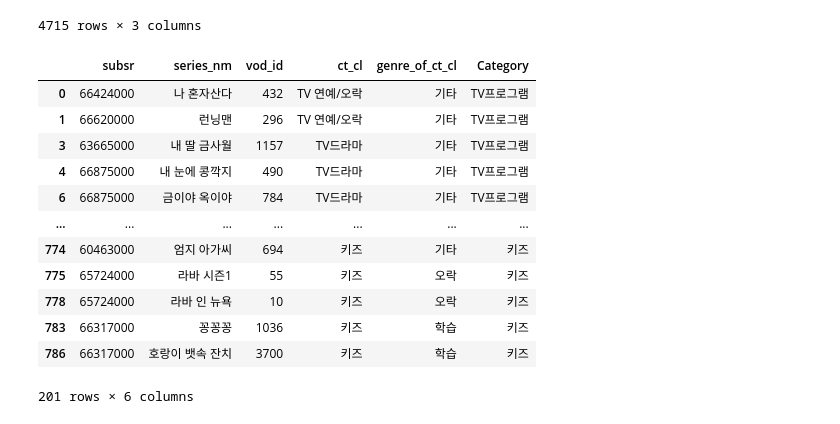
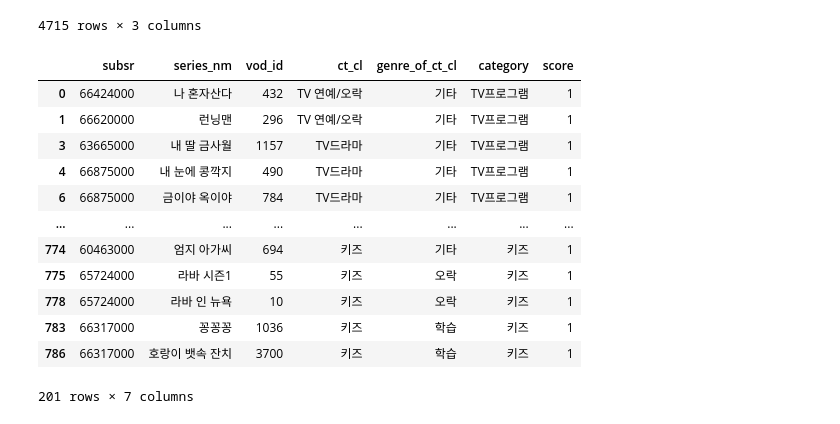
Before and after one commit to LGHV-team1/final-project, a Jupyter notebook: score/click & click_plus생성.ipynb, the cells around one changed output. Cells and saved outputs as stored; diff of their text form; code cells hidden in the pictures.

```diff
--- a/score/click & click_plus생성.ipynb
+++ b/score/click & click_plus생성.ipynb
@@ -23,9 +18,9 @@ Mounted at /content/drive
 # %%
 # 데이터를 구분하는 문자를 지정하는 옵션
 # 제목만 전처리한 항목
-vod = pd.read_csv('/content/drive/MyDrive/LG Hellovision VOD 추천 프로젝트/score/csv/vod_prepro_series_nm.csv')
-con = pd.read_csv('/content/drive/MyDrive/LG Hellovision VOD 추천 프로젝트/score/csv/con_prepro_series_nm.csv', encoding='cp949')
-vod_id = pd.read_csv('/content/drive/MyDrive/LG Hellovision VOD 추천 프로젝트/score/csv/vod_id_old.csv', encoding = 'cp949')
+vod = pd.read_csv('../data/전처리data/vod_prepro_series_nm.csv')
+con = pd.read_csv('../data/전처리data/con_prepro_series_nm.csv', encoding='cp949')
+vod_id = pd.read_csv('../data/전처리data/vod_id_origin.csv', encoding = 'cp949')
 # %%
 vod_id.head(1)
 # %% [output]
@@ -168,8 +153,8 @@ click.to_csv('click.csv', index=False, encoding='cp949')
 # %% [markdown]
 # click_plus
 # %%
-filtered = pd.read_csv('/content/drive/MyDrive/LG Hellovision VOD 추천 프로젝트/score/csv/filtered_rows.csv')
-filtered
+filtered = pd.read_csv('../data/전처리data/filtered_rows.csv')
+filtered.head(1)
 # %% [output]
 |  | subsr | asset_nm | ct_cl | genre_of_ct_cl | use_tms | SMRY | ACTR_DISP | disp_rtm | strt_dt |
 | 0 | 66424000 | (HD)나 혼자산다 505회(23/07/28) | TV 연예/오락 | 기타 | 1452 | 네가 알던 내가 아냐 편. 무지개 회원들의 반전 가득한 하루... | 전현무,기안84,박나래,키,코드쿤스트 | 1:32 | 20230831182001 |
@@ -187,6 +161,5 @@ filtered
 # %%
-data = filtered[['subsr', 'asset_nm', 'ct_cl', 'genre_of_ct_cl']]
-
+data = filtered.copy()
 # 무삭제 제거
 data['asset_nm'] = data['asset_nm'].str.replace(r'무삭제판|무삭제', '', regex = True)
 
@@ -218,14 +191,9 @@ data['asset_nm'] = data['asset_nm'].str.rstrip('.')
 data = data[data['subsr'] != 66056000]
 
 data['rename'] = data['asset_nm'].copy()
-data['rename'] = data['rename'].str.replace(r'\d+회$', '', regex=True)
-data['rename'] = data['rename'].str.replace(r'\d+회\.', '', regex=True)
-data['rename'] = data['rename'].str.replace(r'\d+화$', '', regex=True)
-data['rename'] = data['rename'].str.strip()
-data['rename'] = data['rename'].str.rstrip('.')
 
 data['category'] = data['ct_cl'].apply(lambda x : x if x in ['영화', '키즈'] else 'TV프로그램')
 data['rename'] = data['rename'].apply(lambda x : x.replace(' ', '') if isinstance(x, str) else x)
 
-data
+data.tail(1)
 # %% [output]
@@ -249,0 +202,3 @@ See the caveats in the documentation: https://pandas.pydata.org/pandas-docs/stab
+# %%
+data = data[['subsr', 'asset_nm', 'ct_cl', 'genre_of_ct_cl', 'rename', 'category']]
+data
@@ -269,21 +238,21 @@ id
 # %%
 df = data.merge(id, on = ['rename', 'category'], how = 'left')
 plus = df[['subsr', 'asset_nm', 'vod_id', 'ct_cl', 'genre_of_ct_cl', 'category']]
-plus.columns = ['subsr', 'series_nm', 'vod_id', 'ct_cl', 'genre_of_ct_cl', 'Category']
-plus = plus[['subsr', 'series_nm', 'vod_id', 'ct_cl', 'genre_of_ct_cl', 'Category']].drop_duplicates()
-
+plus.columns = ['subsr', 'series_nm', 'vod_id', 'ct_cl', 'genre_of_ct_cl', 'category']
+plus = plus[['subsr', 'series_nm', 'vod_id', 'ct_cl', 'genre_of_ct_cl', 'category']].drop_duplicates()
+plus['score'] = 1
 plus
 # %% [output]
-|  | subsr | series_nm | vod_id | ct_cl | genre_of_ct_cl | Category |
-| 0 | 66424000 | 나 혼자산다 | 432 | TV 연예/오락 | 기타 | TV프로그램 |
-| 1 | 66620000 | 런닝맨 | 296 | TV 연예/오락 | 기타 | TV프로그램 |
-| 3 | 63665000 | 내 딸 금사월 | 1157 | TV드라마 | 기타 | TV프로그램 |
-| 4 | 66875000 | 내 눈에 콩깍지 | 490 | TV드라마 | 기타 | TV프로그램 |
-| 6 | 66875000 | 금이야 옥이야 | 784 | TV드라마 | 기타 | TV프로그램 |
-| ... | ... | ... | ... | ... | ... | ... |
-| 774 | 60463000 | 엄지 아가씨 | 694 | 키즈 | 기타 | 키즈 |
-| 775 | 65724000 | 라바 시즌1 | 55 | 키즈 | 오락 | 키즈 |
-| 778 | 65724000 | 라바 인 뉴욕 | 10 | 키즈 | 오락 | 키즈 |
-| 783 | 66317000 | 꽁꽁꽁 | 1036 | 키즈 | 학습 | 키즈 |
-| 786 | 66317000 | 호랑이 뱃속 잔치 | 3700 | 키즈 | 학습 | 키즈 |
+|  | subsr | series_nm | vod_id | ct_cl | genre_of_ct_cl | category | score |
+| 0 | 66424000 | 나 혼자산다 | 432 | TV 연예/오락 | 기타 | TV프로그램 | 1 |
+| 1 | 66620000 | 런닝맨 | 296 | TV 연예/오락 | 기타 | TV프로그램 | 1 |
+| 3 | 63665000 | 내 딸 금사월 | 1157 | TV드라마 | 기타 | TV프로그램 | 1 |
+| 4 | 66875000 | 내 눈에 콩깍지 | 490 | TV드라마 | 기타 | TV프로그램 | 1 |
+| 6 | 66875000 | 금이야 옥이야 | 784 | TV드라마 | 기타 | TV프로그램 | 1 |
+| ... | ... | ... | ... | ... | ... | ... | ... |
+| 774 | 60463000 | 엄지 아가씨 | 694 | 키즈 | 기타 | 키즈 | 1 |
+| 775 | 65724000 | 라바 시즌1 | 55 | 키즈 | 오락 | 키즈 | 1 |
+| 778 | 65724000 | 라바 인 뉴욕 | 10 | 키즈 | 오락 | 키즈 | 1 |
+| 783 | 66317000 | 꽁꽁꽁 | 1036 | 키즈 | 학습 | 키즈 | 1 |
+| 786 | 66317000 | 호랑이 뱃속 잔치 | 3700 | 키즈 | 학습 | 키즈 | 1 |
-201 rows × 6 columns
+201 rows × 7 columns
```
Also changed, not shown: parts of 19 cells of this notebook, 3 other files.
